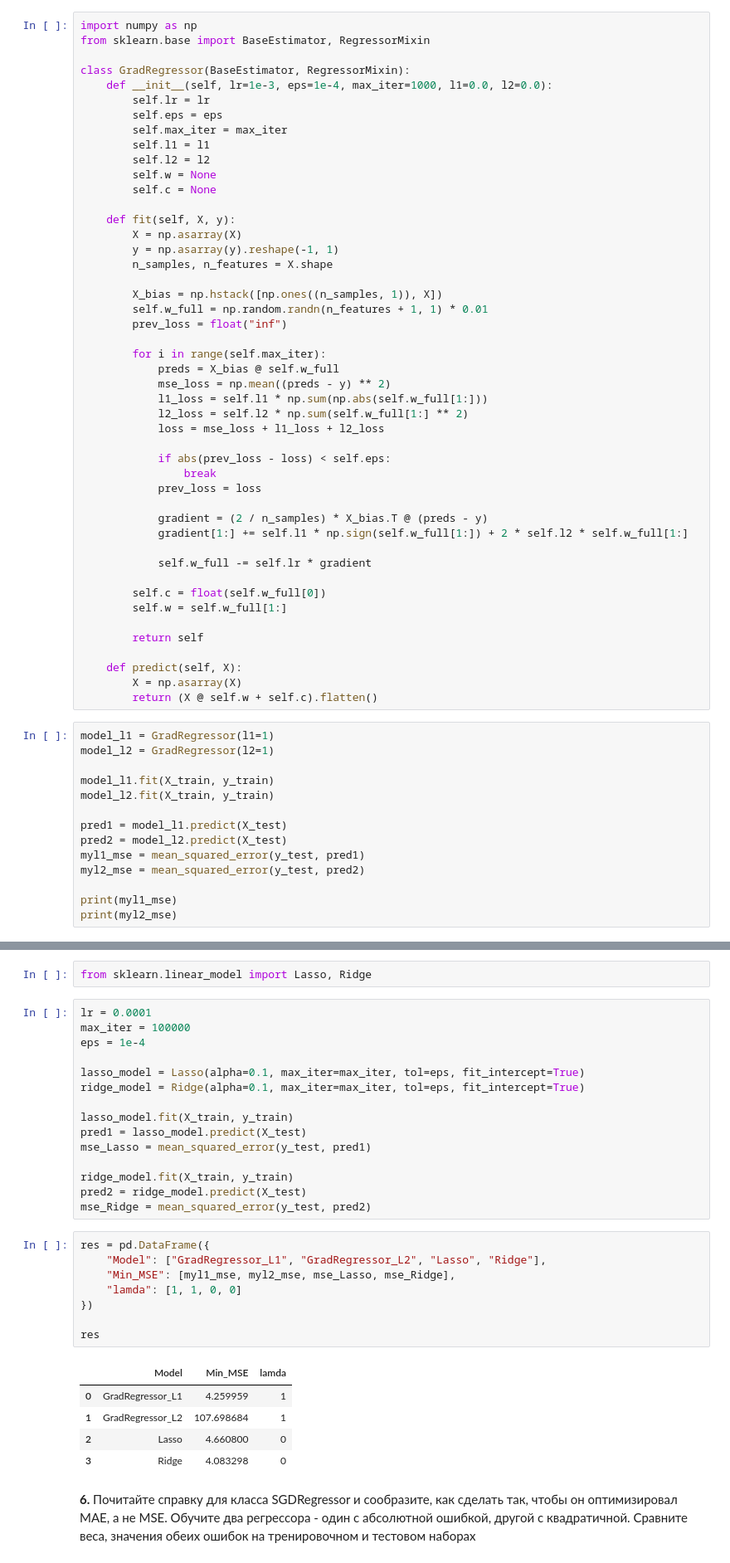
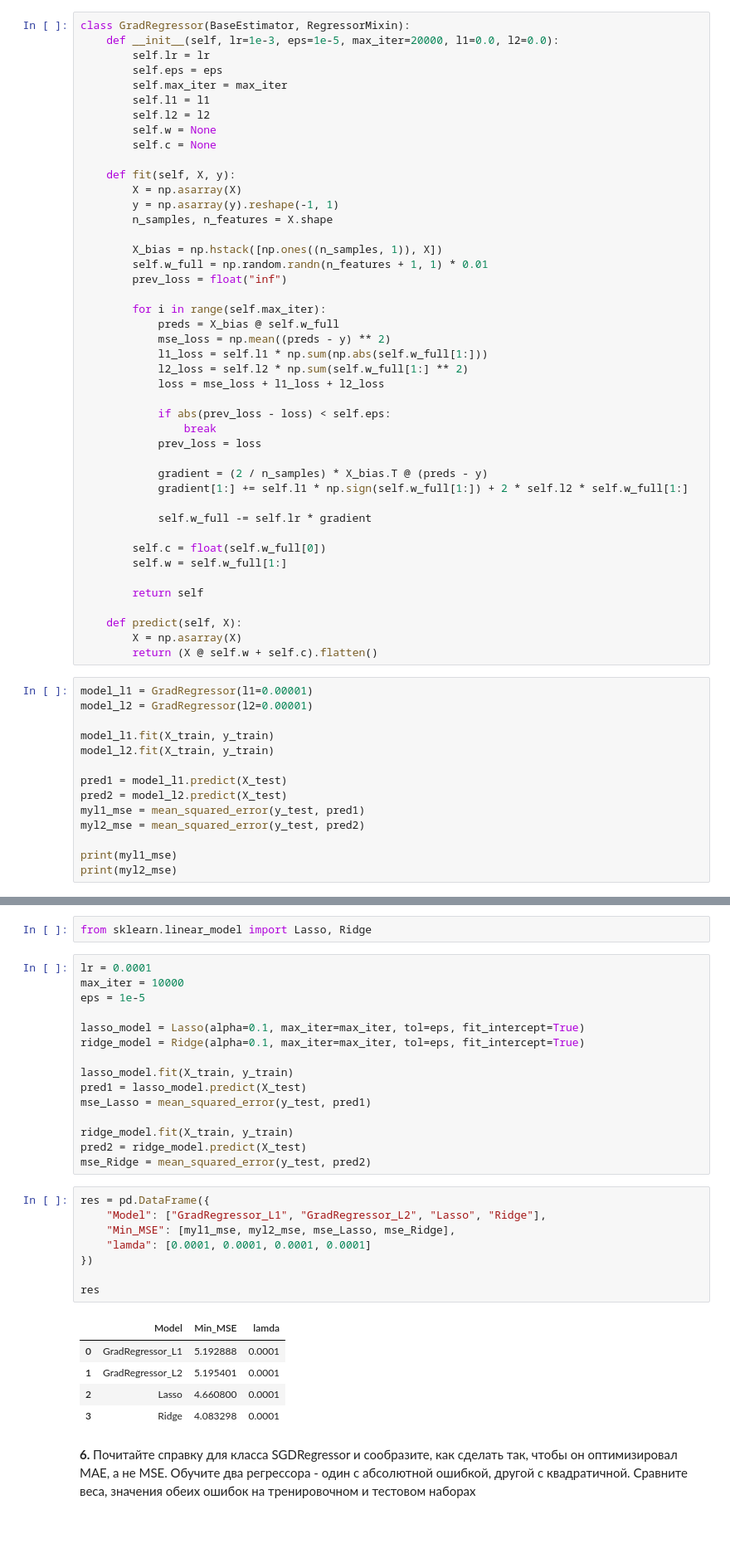
Before and after one commit to BorisKrutko/FAMS-BSU, a Jupyter notebook: ml bsu/lw2_linear_regression/LB2_template.ipynb, the cells around one changed output, grey strips where cells are left out. Shown: that part at 83% size. Saved outputs shown, nothing was run; the diff lists cells and outputs as text; blank space fills up the shorter version.

```diff
--- a/ml bsu/lw2_linear_regression/LB2_template.ipynb
+++ b/ml bsu/lw2_linear_regression/LB2_template.ipynb
@@ -269,11 +269,8 @@ min(mse_list)
 [4.082628398521854, 4.0831789113684, 4.083740803013842, 4.084314061009548, 4.084898672922562, 4.085494626335383, 4.086101908846153, 4.086720508068415, 4.087350411631263, 4.087991607179226]
 4.082628398521854
 # %%
-import numpy as np
-from sklearn.base import BaseEstimator, RegressorMixin
-
 class GradRegressor(BaseEstimator, RegressorMixin):
-    def __init__(self, lr=1e-3, eps=1e-4, max_iter=1000, l1=0.0, l2=0.0):
+    def __init__(self, lr=1e-3, eps=1e-5, max_iter=20000, l1=0.0, l2=0.0):
         self.lr = lr
         self.eps = eps
         self.max_iter = max_iter
@@ -316,8 +313,8 @@ class GradRegressor(BaseEstimator, RegressorMixin):
         X = np.asarray(X)
         return (X @ self.w + self.c).flatten()
 # %%
-model_l1 = GradRegressor(l1=1)
-model_l2 = GradRegressor(l2=1)
+model_l1 = GradRegressor(l1=0.00001)
+model_l2 = GradRegressor(l2=0.00001)
 
 model_l1.fit(X_train, y_train)
 model_l2.fit(X_train, y_train)
@@ -347,8 +344,8 @@ print(myl2_mse)
 from sklearn.linear_model import Lasso, Ridge
 # %%
 lr = 0.0001
-max_iter = 100000
-eps = 1e-4
+max_iter = 10000
+eps = 1e-5
 
 lasso_model = Lasso(alpha=0.1, max_iter=max_iter, tol=eps, fit_intercept=True)
 ridge_model = Ridge(alpha=0.1, max_iter=max_iter, tol=eps, fit_intercept=True)
@@ -363,16 +360,16 @@ mse_Ridge = mean_squared_error(y_test, pred2)
 # %%
 res = pd.DataFrame({
     "Model": ["GradRegressor_L1", "GradRegressor_L2", "Lasso", "Ridge"],
     "Min_MSE": [myl1_mse, myl2_mse, mse_Lasso, mse_Ridge],
-    "lamda": [1, 1, 0, 0]
+    "lamda": [0.0001, 0.0001, 0.0001, 0.0001]
 })
 
 res
 # %% [output]
 |  | Model | Min_MSE | lamda |
-| 0 | GradRegressor_L1 | 4.259959 | 1 |
-| 1 | GradRegressor_L2 | 107.698684 | 1 |
-| 2 | Lasso | 4.660800 | 0 |
-| 3 | Ridge | 4.083298 | 0 |
+| 0 | GradRegressor_L1 | 5.192888 | 0.0001 |
+| 1 | GradRegressor_L2 | 5.195401 | 0.0001 |
+| 2 | Lasso | 4.660800 | 0.0001 |
+| 3 | Ridge | 4.083298 | 0.0001 |
 # %% [markdown]
 **6.** Почитайте справку для класса SGDRegressor и сообразите, как сделать так, чтобы он оптимизировал MAE, а не MSE. Обучите два регрессора - один с абсолютной ошибкой, другой с квадратичной. Сравните веса, значения обеих ошибок на тренировочном и тестовом наборах
```
Also changed, not shown: parts of 13 cells of this notebook, 1 other file.
